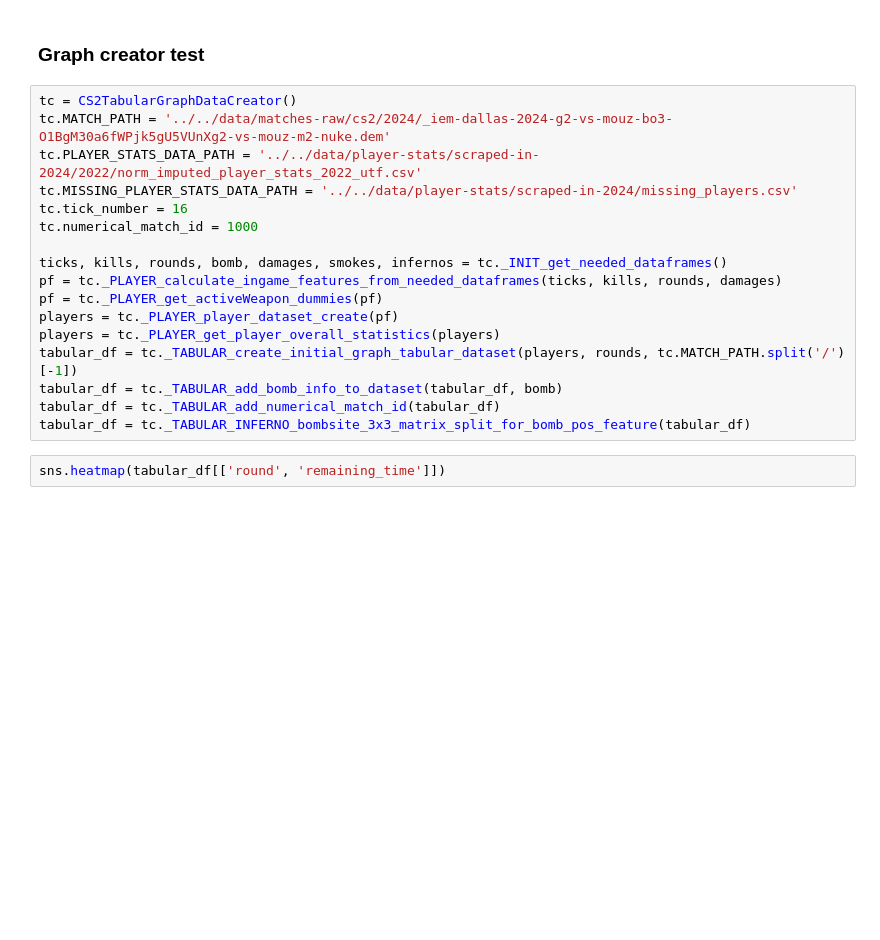
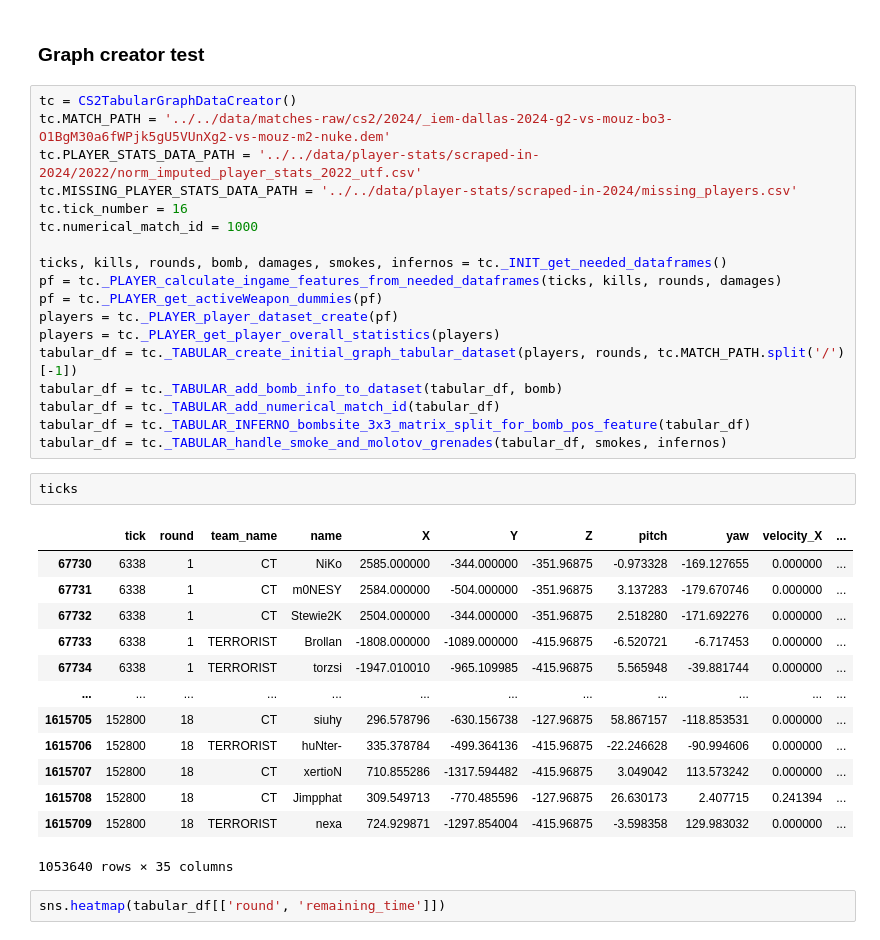
Before and after one commit to szmidapatrik/c2m1TPaeVlsln, a Jupyter notebook: proj/graph_dataset/CS2_dataset_package_test.ipynb, the cells around one changed output. Drawn from its saved outputs; the diff is of its cells as text; blank space fills up the shorter version.

Commit message:
CS2 tabular converter beta

```diff
--- a/proj/graph_dataset/CS2_dataset_package_test.ipynb
+++ b/proj/graph_dataset/CS2_dataset_package_test.ipynb
@@ -141,6 +141,23 @@ tabular_df = tc._TABULAR_create_initial_graph_tabular_dataset(players, rounds, t
 tabular_df = tc._TABULAR_add_bomb_info_to_dataset(tabular_df, bomb)
 tabular_df = tc._TABULAR_add_numerical_match_id(tabular_df)
 tabular_df = tc._TABULAR_INFERNO_bombsite_3x3_matrix_split_for_bomb_pos_feature(tabular_df)
+tabular_df = tc._TABULAR_handle_smoke_and_molotov_grenades(tabular_df, smokes, infernos)
+# %%
+ticks
+# %% [output]
+|  | tick | round | team_name | name | X | Y | Z | pitch | yaw | velocity_X | ... |
+| 67730 | 6338 | 1 | CT | NiKo | 2585.000000 | -344.000000 | -351.96875 | -0.973328 | -169.127655 | 0.000000 | ... |
+| 67731 | 6338 | 1 | CT | m0NESY | 2584.000000 | -504.000000 | -351.96875 | 3.137283 | -179.670746 | 0.000000 | ... |
+| 67732 | 6338 | 1 | CT | Stewie2K | 2504.000000 | -344.000000 | -351.96875 | 2.518280 | -171.692276 | 0.000000 | ... |
+| 67733 | 6338 | 1 | TERRORIST | Brollan | -1808.000000 | -1089.000000 | -415.96875 | -6.520721 | -6.717453 | 0.000000 | ... |
+| 67734 | 6338 | 1 | TERRORIST | torzsi | -1947.010010 | -965.109985 | -415.96875 | 5.565948 | -39.881744 | 0.000000 | ... |
+| ... | ... | ... | ... | ... | ... | ... | ... | ... | ... | ... | ... |
+| 1615705 | 152800 | 18 | CT | siuhy | 296.578796 | -630.156738 | -127.96875 | 58.867157 | -118.853531 | 0.000000 | ... |
+| 1615706 | 152800 | 18 | TERRORIST | huNter- | 335.378784 | -499.364136 | -415.96875 | -22.246628 | -90.994606 | 0.000000 | ... |
+| 1615707 | 152800 | 18 | CT | xertioN | 710.855286 | -1317.594482 | -415.96875 | 3.049042 | 113.573242 | 0.000000 | ... |
+| 1615708 | 152800 | 18 | CT | Jimpphat | 309.549713 | -770.485596 | -127.96875 | 26.630173 | 2.407715 | 0.241394 | ... |
+| 1615709 | 152800 | 18 | TERRORIST | nexa | 724.929871 | -1297.854004 | -415.96875 | -3.598358 | 129.983032 | 0.000000 | ... |
+1053640 rows × 35 columns
 # %%
 sns.heatmap(tabular_df[['round', 'remaining_time']])
 # %% [output]
```
Also changed, not shown: 1 other file.
